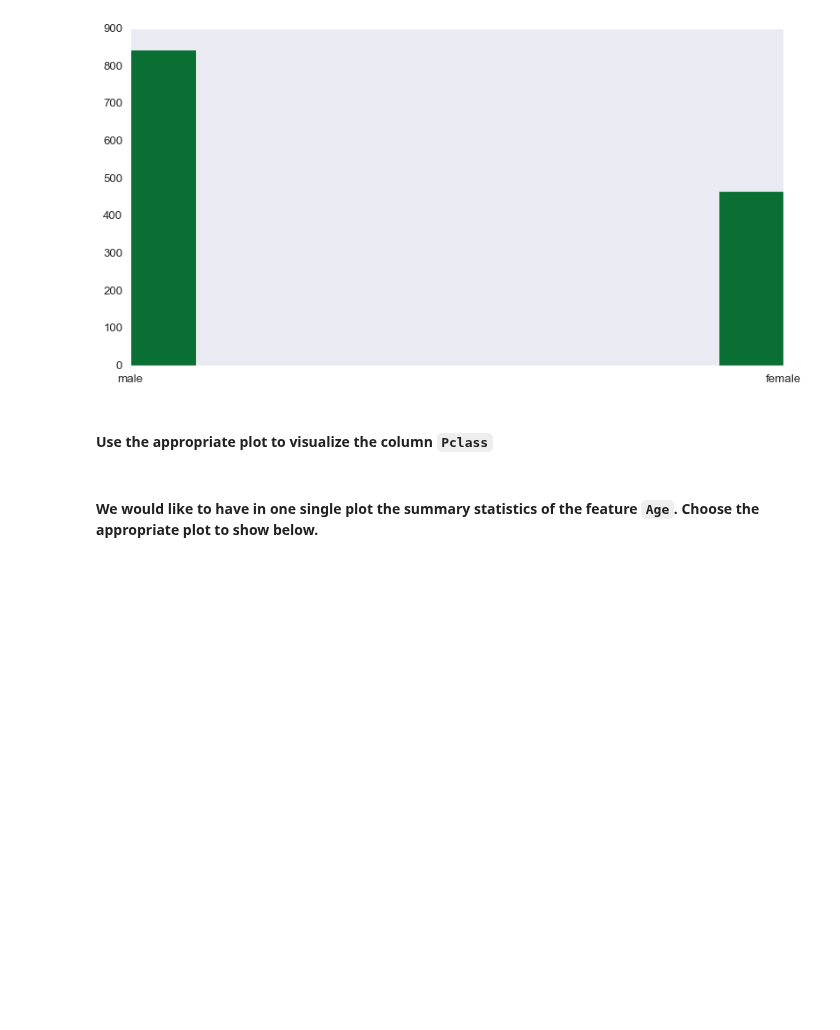
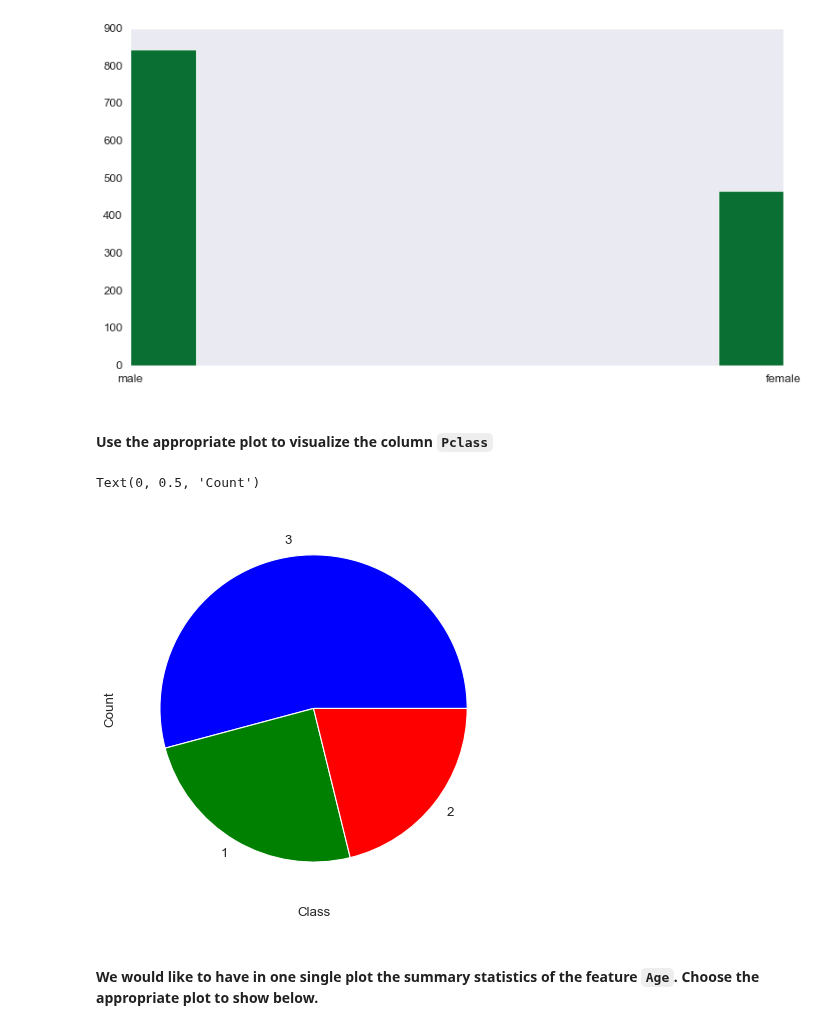
Before and after one commit to ironhack-datalabs/datamad0819, a Jupyter notebook: module-2/lab-matplotlib-seaborn/your-code/challenge-3.ipynb, the cells around one changed output. Cells and saved outputs as stored; diff of their text form; code cells hidden in the pictures; blank space fills up the shorter version.

```diff
--- a/module-2/lab-matplotlib-seaborn/your-code/challenge-3.ipynb
+++ b/module-2/lab-matplotlib-seaborn/your-code/challenge-3.ipynb
@@ -133,3 +131,11 @@ The 'normed' kwarg was deprecated in Matplotlib 2.1 and will be removed in 3.1.
+# %%
+# your code here
+titanic['Pclass'].value_counts().plot(kind='pie')
+plt.xlabel('Class')
+plt.ylabel('Count')
+# %% [output]
+Text(0, 0.5, 'Count')
+[figure, added]
 # %% [markdown]
 #### We would like to have in one single plot the summary statistics of the feature `Age`. Choose the appropriate plot to show below.
 # %%
```
Also changed, not shown: parts of 4 cells of this notebook.
